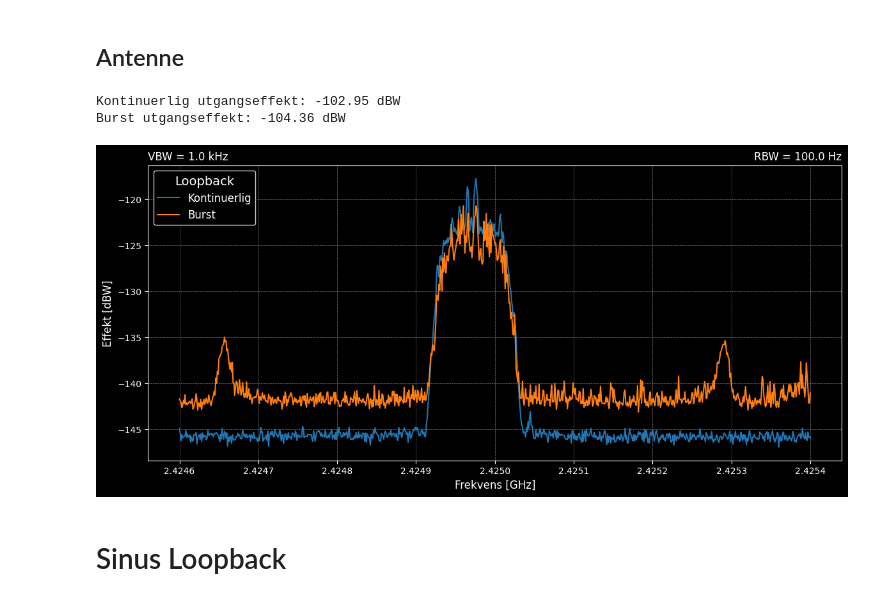
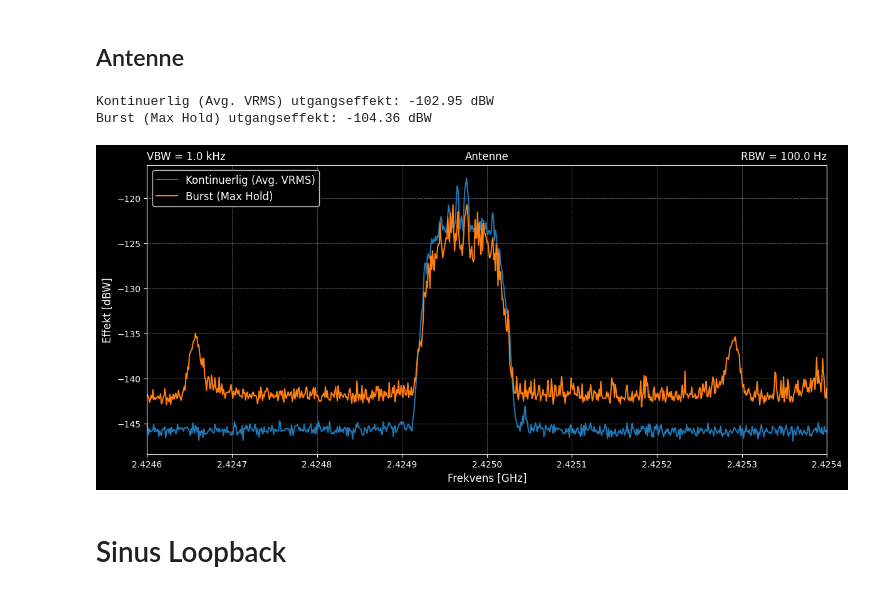
Before and after one commit to SkaugJr/TTT4145-Radiokommunikasjon, a Jupyter notebook: Prosjekt/Spektrum.ipynb, the cells around one changed output. Drawn from its saved outputs; the diff is of its cells as text; code cells hidden in the pictures.

```diff
--- a/Prosjekt/Spektrum.ipynb
+++ b/Prosjekt/Spektrum.ipynb
@@ -146,73 +191,42 @@ VBW = 1000 # Hz
 
 columns = ['Power [dBW]', 'Frequency[Hz]']
 spektrum = {}
-keys = ['Kontinuerlig', 'Burst']
+keys = ['Kontinuerlig (Avg. VRMS)', 'Burst (Max Hold)']
 spektrum = {key: pd.DataFrame() for key in keys}
 for file_path, key in zip(file_paths, keys):
     spektrum[key] = pd.read_csv(file_path, sep=',', names=columns, skiprows=154)
     spektrum[key]['Frequency[GHz]'] = spektrum[key]['Frequency[Hz]'] / 1e9
     spektrum[key]['Power [dBW]'] = spektrum[key]['Power [dBW]']
 
 
 utgangseffekt = {'PlutoK': 0, 'PlutoM': 0} # dBm
 for key in keys:
     utgangseffekt[key] = 10* np.log10(np.sum(10 ** (spektrum[key]['Power [dBW]'] / 10)))
     print(f'{key} utgangseffekt: {utgangseffekt[key]:.2f} dBW')
 
 colors = ['tab:blue', 'tab:orange']
 plt.figure(figsize=(14,6))
 for key, color in zip(keys, colors):
     plt.plot(spektrum[key]['Frequency[GHz]'], spektrum[key]['Power [dBW]'], linestyle='-', color=color, label=key)
 
-# bw_thresholds = [3, 6, 10, 15, 20, 25]
-# for threshold in bw_thresholds:
-#     for key, color in zip(keys, colors):
-#         max_power = spektrum[key]['Power [dBW]'].rolling(window=150, center=True).mean().max() # Fjerner støy + peaks
-#         threshold_power = max_power - threshold
-#         # Find the frequency range where the power is above the threshold
-#         mask = spektrum[key]['Power [dBW]'] >= threshold_power
-#         freq_range = spektrum[key][mask]['Frequency[Hz]']
-#         bw = freq_range.max() - freq_range.min()
-
-#         if not freq_range.empty:
-#             plt.plot(freq_range / 1e9, [threshold_power] * len(freq_range), linestyle='--', color=color, alpha=1)
-#             if key == keys[0]:
-#                 plt.annotate(f'{-threshold} dB: {bw/1e3:.1f} kHz', xy=(freq_range.iloc[0] / 1e9 - 0.000005, threshold_power), color=color, fontsize=8, ha='right', va='bottom')
-#             elif key == keys[1]:
-#                 plt.annotate(f'{-threshold} dB: {bw/1e3:.1f} kHz', xy=(freq_range.iloc[-1] / 1e9 + 0.000005, threshold_power), color=color, fontsize=8, ha='left', va='bottom')
-# # Frekvens offset fra forventet LO-frekvens
-# for key, color in zip(keys,colors):
-#     # Calculate the mean power and frequency for each key
-#     vindu = 400
-#     f_max_index = spektrum[key]['Frequency[Hz]'][spektrum[key]['Power [dBW]'].rolling(window=vindu, center=True).mean() == spektrum[key]['Power [dBW]'].rolling(window=vindu, center=True).mean().max()].index[0]
-#     f_max = spektrum[key]['Frequency[Hz]'][f_max_index]
-#     f_c=2.425e9 # center frequency
-#     peak_offset = np.abs(f_max - f_c)/1e3
-#     print(f'{key} peak offset: {peak_offset:.2f} kHz')
-#     if key == keys[0]:
-#         plt.annotate(r'$f_c$ offset$\approx$'+f'\n{peak_offset:.1f} kHz', xy=(f_max/1e9, -100), color=color, fontsize=10, ha='right', va='top')
-#     elif key == keys[1]:
-#         plt.annotate(r'$f_c$ offset$\approx$'+f'\n{peak_offset:.1f} kHz', xy=(f_max/1e9, -100), color=color, fontsize=10, ha='left', va='top')
-
-
 
 plt.annotate('RBW = {:.1f} Hz'.format(RBW), xy=(1, 1.01), xycoords='axes fraction', fontsize=12, ha='right', va='bottom')
 plt.annotate('VBW = {:.1f} kHz'.format(VBW/1000), xy=(0, 1.01), xycoords='axes fraction', fontsize=12, ha='left', va='bottom')
-
-#plt.xticks(np.arange(2.42475, 2.42525, 0.00005),)
+plt.annotate('Antenne', xy=(0.5, 1.01), xycoords='axes fraction', fontsize=12, ha='center', va='bottom')
+#plt.xticks(np.arange(2.4246, 2.4254, 0.00005),)
 #plt.yticks(np.arange(-135, -54, 5))
-#plt.xlim(2.42475, 2.42525)
+plt.xlim(2.4246, 2.4254)
 #plt.ylim(-135, -55)
 plt.grid(color='gray', linestyle='--', linewidth=0.5)
 plt.ylabel('Effekt [dBW]', fontsize=12)
 plt.xlabel('Frekvens [GHz]', fontsize=12)
-plt.legend(loc='upper left', fontsize=12,title="Loopback", title_fontsize=14, shadow=True, fancybox=True)
+plt.legend(loc='upper left', fontsize=12, shadow=True, fancybox=True)
 plt.savefig('Figurer/LoopbackSpektrum.pdf', bbox_inches='tight')
 plt.show()
 # %% [output]
-Kontinuerlig utgangseffekt: -102.95 dBW
-Burst utgangseffekt: -104.36 dBW
+Kontinuerlig (Avg. VRMS) utgangseffekt: -102.95 dBW
+Burst (Max Hold) utgangseffekt: -104.36 dBW
-[figure, old version]
+[figure, new version]
 # %% [markdown]
 # Sinus Loopback
 # %%
```
Also changed, not shown: parts of 2 cells of this notebook, 16 other files.
